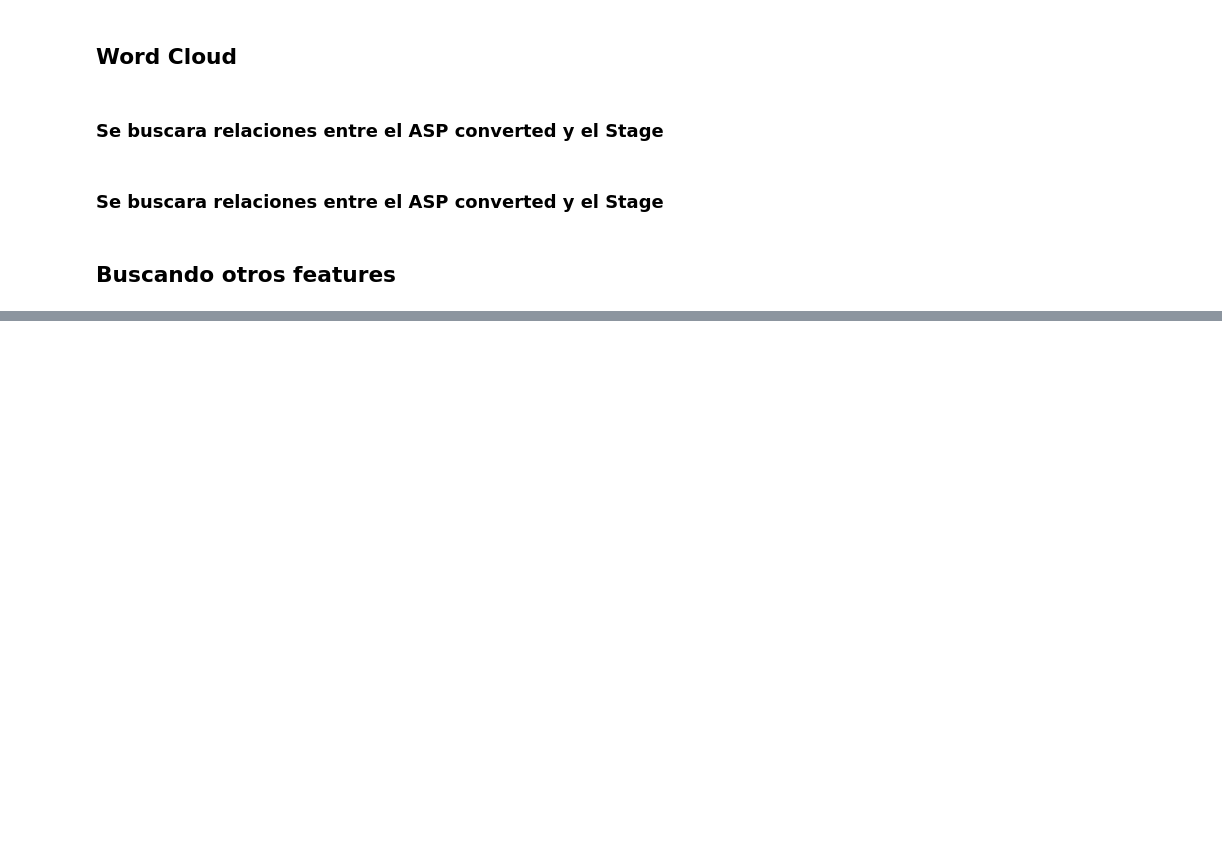
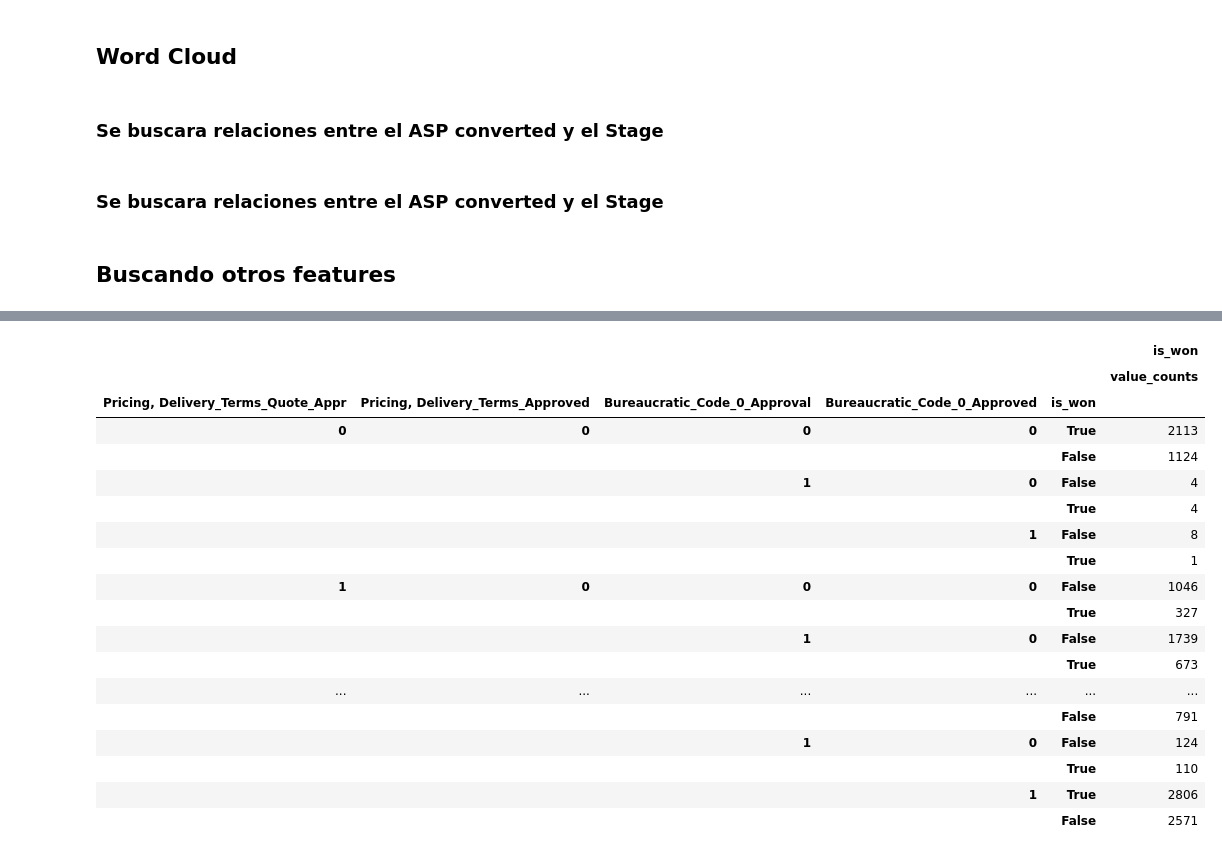
Before and after one commit to fede-alt/datos_2c2020_tp1, a Jupyter notebook: Pruebas/Pruebas_Tomi.ipynb, the cells around one changed output, grey strips where cells are left out. Saved outputs shown, nothing was run; the diff lists cells and outputs as text; code cells hidden in the pictures; blank space fills up the shorter version.

```diff
--- a/Pruebas/Pruebas_Tomi.ipynb
+++ b/Pruebas/Pruebas_Tomi.ipynb
@@ -772,3 +1016,6 @@ ax = sns.heatmap(flights)
 df.Prod_Category_A.value_counts()
 # %%
 df.Product_Category_B.value_counts()
+# %%
+df["is_won"] = df["Stage"] == "Closed Won"
+df["is_won"]
@@ -774,0 +1036,25 @@ df.Product_Category_B.value_counts()
+# %%
+combinations = ["Pricing, Delivery_Terms_Quote_Appr","Pricing, Delivery_Terms_Approved","Bureaucratic_Code_0_Approval","Bureaucratic_Code_0_Approved"]
+
+grouped = df.groupby(combinations).agg({"is_won":["value_counts"]})
+grouped
+# %% [output]
+|  |  |  |  |  | is_won |
+|  |  |  |  |  | value_counts |
+| Pricing, Delivery_Terms_Quote_Appr | Pricing, Delivery_Terms_Approved | Bureaucratic_Code_0_Approval | Bureaucratic_Code_0_Approved | is_won |  |
+| 0 | 0 | 0 | 0 | True | 2113 |
+|  |  |  |  | False | 1124 |
+|  |  | 1 | 0 | False | 4 |
+|  |  |  |  | True | 4 |
+|  |  |  | 1 | False | 8 |
+|  |  |  |  | True | 1 |
+| 1 | 0 | 0 | 0 | False | 1046 |
+|  |  |  |  | True | 327 |
+|  |  | 1 | 0 | False | 1739 |
+|  |  |  |  | True | 673 |
+| ... | ... | ... | ... | ... | ... |
+|  |  |  |  | False | 791 |
+|  |  | 1 | 0 | False | 124 |
+|  |  |  |  | True | 110 |
+|  |  |  | 1 | True | 2806 |
+|  |  |  |  | False | 2571 |
```
Also changed, not shown: parts of 26 cells of this notebook.
